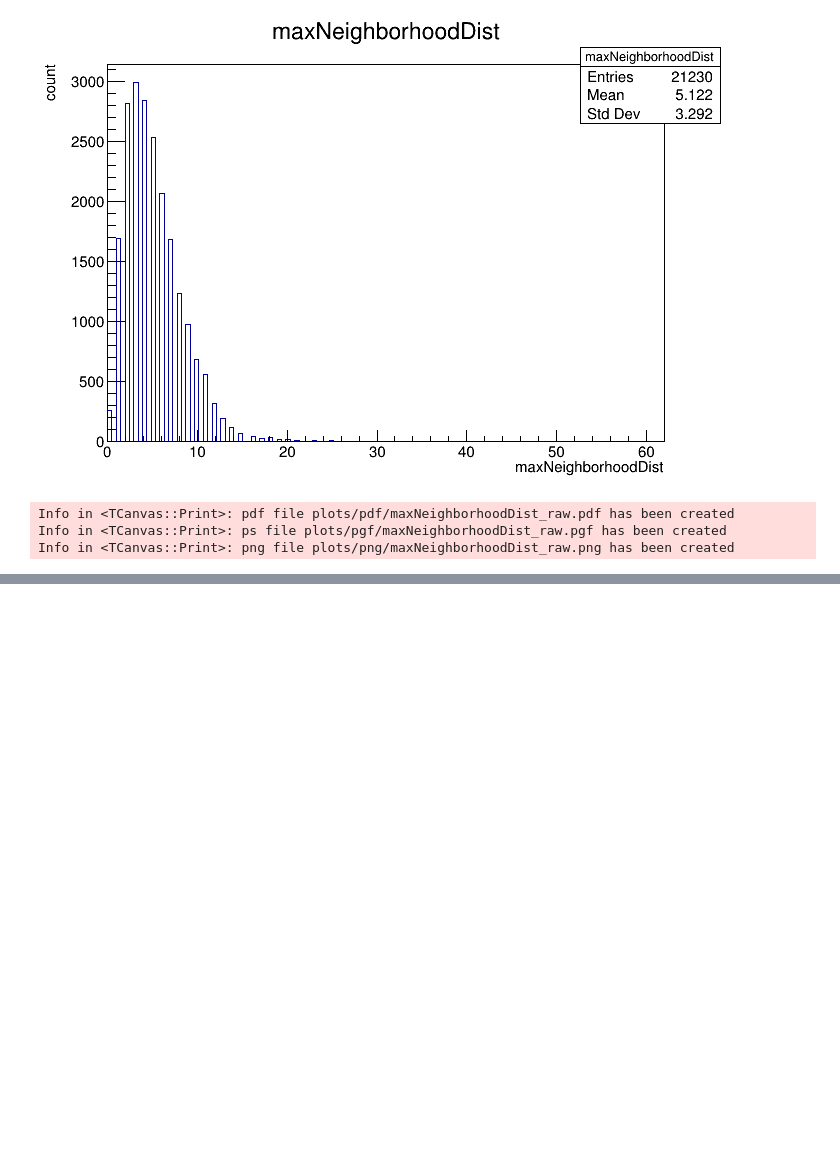
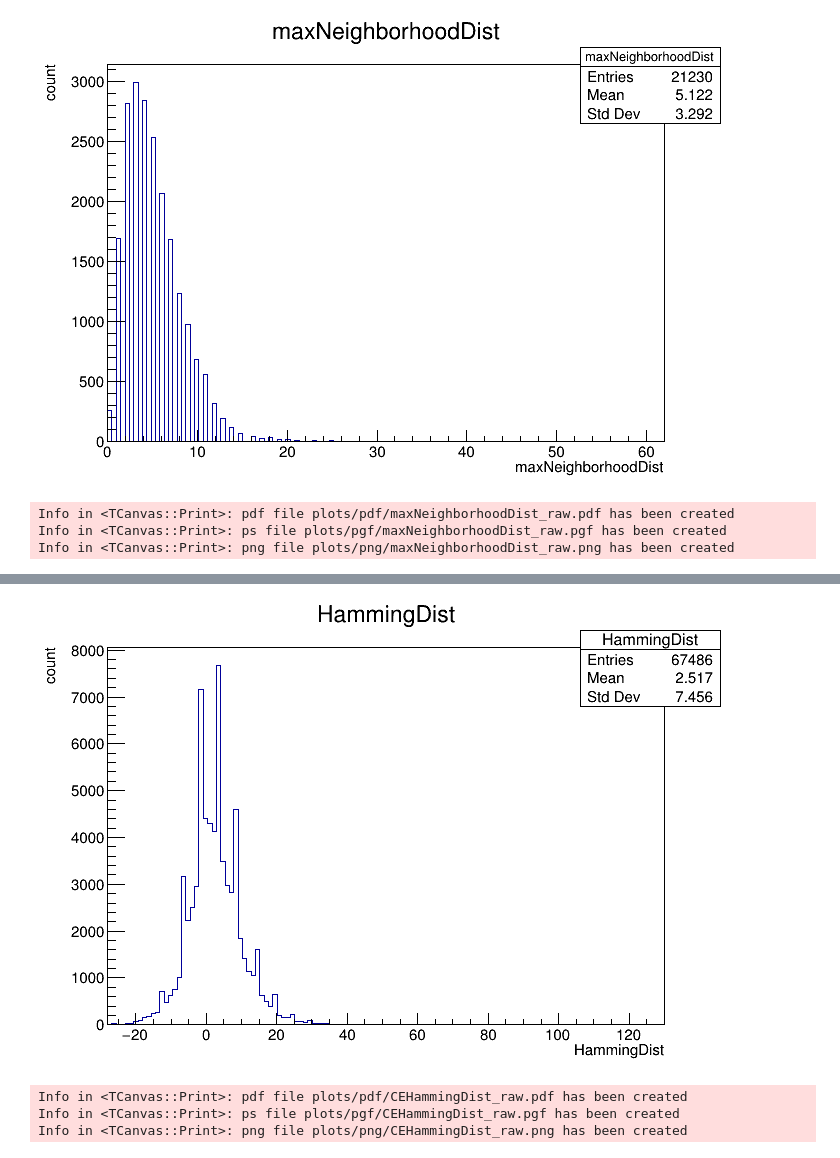
Before and after one commit to zazbone/AmBe_Analysis, a Jupyter notebook: cube_counter_raw.ipynb, the cells around one changed output, grey strips where cells are left out. Drawn from its saved outputs; the diff is of its cells as text; code cells hidden in the pictures; blank space fills up the shorter version.

```diff
--- a/cube_counter_raw.ipynb
+++ b/cube_counter_raw.ipynb
@@ -111,0 +127,20 @@ Info in <TCanvas::Print>: png file plots/png/maxNeighborhoodDist_raw.png has bee
+# %%
+dfCE = dfCE.Define("xDist", "ROOT::VecOps::Map(gammaChainVolid, getCubeX) - getCubeX(gammaVolid)");
+dfCE = dfCE.Define("yDist", "ROOT::VecOps::Map(gammaChainVolid, getCubeY) - getCubeY(gammaVolid)");
+dfCE = dfCE.Define("zDist", "ROOT::VecOps::Map(gammaChainVolid, getCubeZ) - getCubeZ(gammaVolid)");
+# %%
+dfCE = dfCE.Define("HammingDist", "xDist + yDist + zDist");
+# %%
+dfCE = dfCE.Define("EuclidDist", "ROOT::VecOps::sqrt(xDist * xDist + yDist * yDist + zDist * zDist)");
+# %%
+dfCE = dfCE.Define("NeighborhoodDist", "ROOT::VecOps::Map(xDist, yDist, zDist, mmax)");
+# %%
+TCanvas c;
+auto hist = dfCE.Histo1D("HammingDist")->DrawClone();
+c.Draw();
+savePlot(hist, "CEHammingDist_raw");
+# %% [output]
+[figure, added]
+Info in <TCanvas::Print>: pdf file plots/pdf/CEHammingDist_raw.pdf has been created
+Info in <TCanvas::Print>: ps file plots/pgf/CEHammingDist_raw.pgf has been created
+Info in <TCanvas::Print>: png file plots/png/CEHammingDist_raw.png has been created
```
Also changed, not shown: parts of 9 cells of this notebook.
